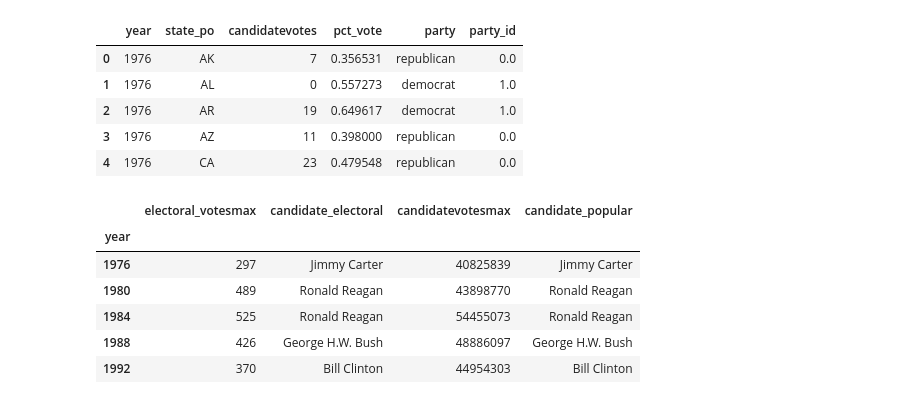
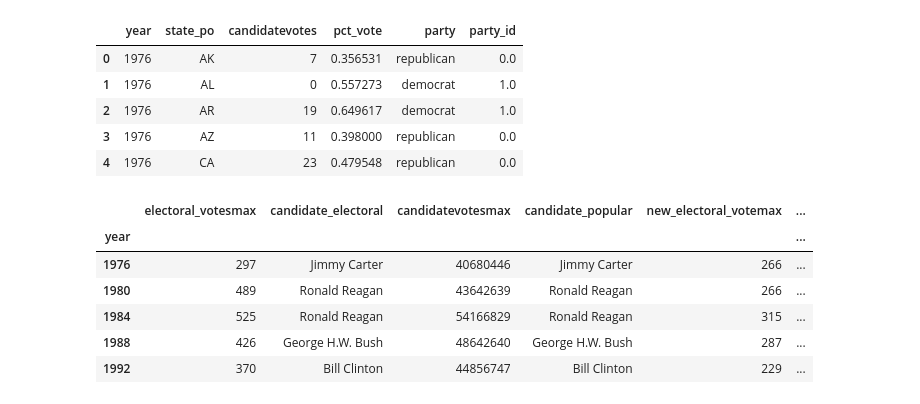
Before and after one commit to ta-data-mexpt/project-dataviz, a Jupyter notebook: main.ipynb, the cells around one changed output. Saved outputs shown, nothing was run; the diff lists cells and outputs as text; code cells hidden in the pictures.

Commit message:
added new electoral college results

```diff
--- a/main.ipynb
+++ b/main.ipynb
@@ -90,26 +83,20 @@ winner.head()
 | 2 | 1976 | AR | 19 | 0.649617 | democrat | 1.0 |
 | 3 | 1976 | AZ | 11 | 0.398000 | republican | 0.0 |
 | 4 | 1976 | CA | 23 | 0.479548 | republican | 0.0 |
+# %%
+# add column to calculate electoral vote as percentage of totalvotes
+df['new_electoral_vote'] = df['pct_vote']*df['total_electoral_votes']
+df['new_electoral_vote'].fillna(0, inplace = True)
+df['new_electoral_vote'] = df['new_electoral_vote'].round().astype('int')
 # %%
 # electoral college winner current method
-gp = results_ec.groupby(['year','candidate'], as_index = False).agg({'electoral_votes':'sum'}).max(level=0)
+gp = results_ec.groupby(['year','candidate'], as_index = False).agg({'electoral_votes':'sum'})
 electoral_winner = gp.groupby('year').agg({'electoral_votes':['idxmax','max']})
 electoral_winner['candidate'] = [gp.loc[id,'candidate'] for id in electoral_winner['electoral_votes']['idxmax']]
 electoral_winner.columns = [''.join(t) for t in electoral_winner.columns]
-
-# determine national popular vote winner
-gp = df.groupby(['year','candidate'], as_index = False).agg({'candidatevotes':'sum'}).max(level=0)
-popular_winner = gp.groupby(['year']).agg({'candidatevotes':['idxmax','max']})
-popular_winner['candidate'] = [gp.loc[id,'candidate'] for id in popular_winner['candidatevotes']['idxmax']]
-popular_winner.columns = [''.join(t) for t in popular_winner.columns]
-winner_matrix = electoral_winner[['electoral_votesmax','candidate']].join(popular_winner[['candidatevotesmax','candidate']], lsuffix = "_electoral", rsuffix = "_popular")
-
-winner_matrix.head()
-# %% [output]
-|  | electoral_votesmax | candidate_electoral | candidatevotesmax | candidate_popular |
-| year |  |  |  |  |
-| 1976 | 297 | Jimmy Carter | 40825839 | Jimmy Carter |
-| 1980 | 489 | Ronald Reagan | 43898770 | Ronald Reagan |
-| 1984 | 525 | Ronald Reagan | 54455073 | Ronald Reagan |
-| 1988 | 426 | George H.W. Bush | 48886097 | George H.W. Bush |
-| 1992 | 370 | Bill Clinton | 44954303 | Bill Clinton |
+# %%
+# determine national popular vote winner
+gp = df.groupby(['year','candidate'], as_index = False).agg({'candidatevotes':'sum'})
+popular_winner = gp.groupby(['year']).agg({'candidatevotes':['idxmax','max']})
+popular_winner['candidate'] = [gp.loc[id,'candidate'] for id in popular_winner['candidatevotes']['idxmax']]
+popular_winner.columns = [''.join(t) for t in popular_winner.columns]
@@ -115,0 +109,12 @@ winner_matrix.head()
+# %%
+# create winner matrix
+winner_matrix = electoral_winner[['electoral_votesmax','candidate']].join(popular_winner[['candidatevotesmax','candidate']], lsuffix = "_electoral", rsuffix = "_popular")
+winner_matrix = winner_matrix.join(new_electoral_winner[['new_electoral_votemax','candidate']])
+# %% [output]
+|  | electoral_votesmax | candidate_electoral | candidatevotesmax | candidate_popular | new_electoral_votemax | ... |
+| year |  |  |  |  |  | ... |
+| 1976 | 297 | Jimmy Carter | 40680446 | Jimmy Carter | 266 | ... |
+| 1980 | 489 | Ronald Reagan | 43642639 | Ronald Reagan | 266 | ... |
+| 1984 | 525 | Ronald Reagan | 54166829 | Ronald Reagan | 315 | ... |
+| 1988 | 426 | George H.W. Bush | 48642640 | George H.W. Bush | 287 | ... |
+| 1992 | 370 | Bill Clinton | 44856747 | Bill Clinton | 229 | ... |
```
Also changed, not shown: parts of 13 cells of this notebook, 1 other file.
